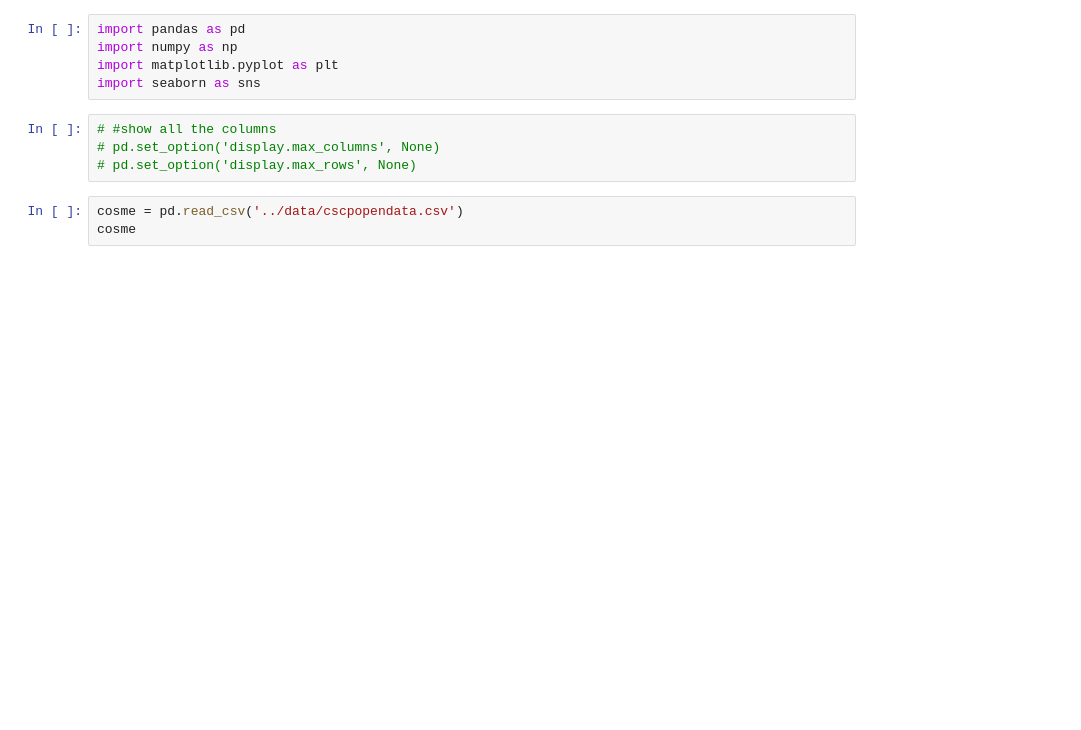
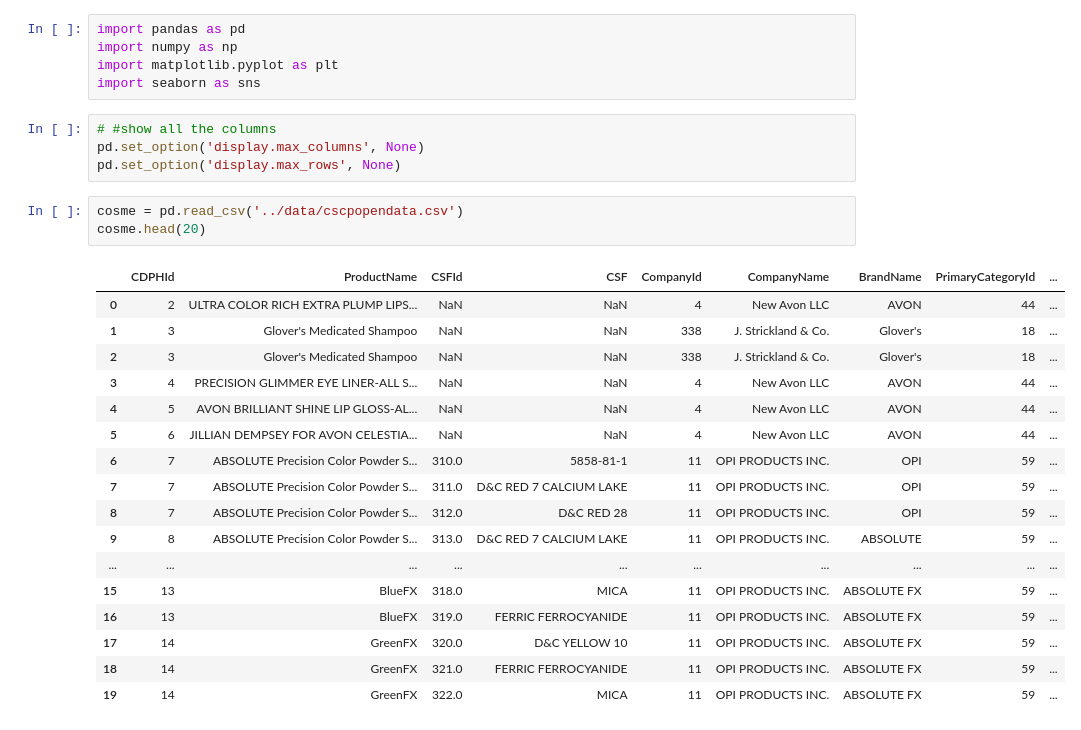
Before and after one commit to rneyin/Chemicals_In_Cosmetics, a Jupyter notebook: notebooks/Chemicals_In_Cosmetics2.ipynb, the cells around one changed output. Drawn from its saved outputs; the diff is of its cells as text; blank space fills up the shorter version.

```diff
--- a/notebooks/Chemicals_In_Cosmetics2.ipynb
+++ b/notebooks/Chemicals_In_Cosmetics2.ipynb
@@ -5,10 +5,28 @@ import matplotlib.pyplot as plt
 import seaborn as sns
 # %%
 # #show all the columns
-# pd.set_option('display.max_columns', None)
-# pd.set_option('display.max_rows', None)
+pd.set_option('display.max_columns', None)
+pd.set_option('display.max_rows', None)
 # %%
 cosme = pd.read_csv('../data/cscpopendata.csv')
-cosme
+cosme.head(20)
+# %% [output]
+|  | CDPHId | ProductName | CSFId | CSF | CompanyId | CompanyName | BrandName | PrimaryCategoryId | ... |
+| 0 | 2 | ULTRA COLOR RICH EXTRA PLUMP LIPS... | NaN | NaN | 4 | New Avon LLC | AVON | 44 | ... |
+| 1 | 3 | Glover's Medicated Shampoo | NaN | NaN | 338 | J. Strickland & Co. | Glover's | 18 | ... |
+| 2 | 3 | Glover's Medicated Shampoo | NaN | NaN | 338 | J. Strickland & Co. | Glover's | 18 | ... |
+| 3 | 4 | PRECISION GLIMMER EYE LINER-ALL S... | NaN | NaN | 4 | New Avon LLC | AVON | 44 | ... |
+| 4 | 5 | AVON BRILLIANT SHINE LIP GLOSS-AL... | NaN | NaN | 4 | New Avon LLC | AVON | 44 | ... |
+| 5 | 6 | JILLIAN DEMPSEY FOR AVON CELESTIA... | NaN | NaN | 4 | New Avon LLC | AVON | 44 | ... |
+| 6 | 7 | ABSOLUTE Precision Color Powder S... | 310.0 | 5858-81-1 | 11 | OPI PRODUCTS INC. | OPI | 59 | ... |
+| 7 | 7 | ABSOLUTE Precision Color Powder S... | 311.0 | D&C RED 7 CALCIUM LAKE | 11 | OPI PRODUCTS INC. | OPI | 59 | ... |
+| 8 | 7 | ABSOLUTE Precision Color Powder S... | 312.0 | D&C RED 28 | 11 | OPI PRODUCTS INC. | OPI | 59 | ... |
+| 9 | 8 | ABSOLUTE Precision Color Powder S... | 313.0 | D&C RED 7 CALCIUM LAKE | 11 | OPI PRODUCTS INC. | ABSOLUTE | 59 | ... |
+| ... | ... | ... | ... | ... | ... | ... | ... | ... | ... |
+| 15 | 13 | BlueFX | 318.0 | MICA | 11 | OPI PRODUCTS INC. | ABSOLUTE FX | 59 | ... |
+| 16 | 13 | BlueFX | 319.0 | FERRIC FERROCYANIDE | 11 | OPI PRODUCTS INC. | ABSOLUTE FX | 59 | ... |
+| 17 | 14 | GreenFX | 320.0 | D&C YELLOW 10 | 11 | OPI PRODUCTS INC. | ABSOLUTE FX | 59 | ... |
+| 18 | 14 | GreenFX | 321.0 | FERRIC FERROCYANIDE | 11 | OPI PRODUCTS INC. | ABSOLUTE FX | 59 | ... |
+| 19 | 14 | GreenFX | 322.0 | MICA | 11 | OPI PRODUCTS INC. | ABSOLUTE FX | 59 | ... |
 # %%
 cosme.info()
```
Also changed, not shown: parts of 6 cells of this notebook, 1 other file.
